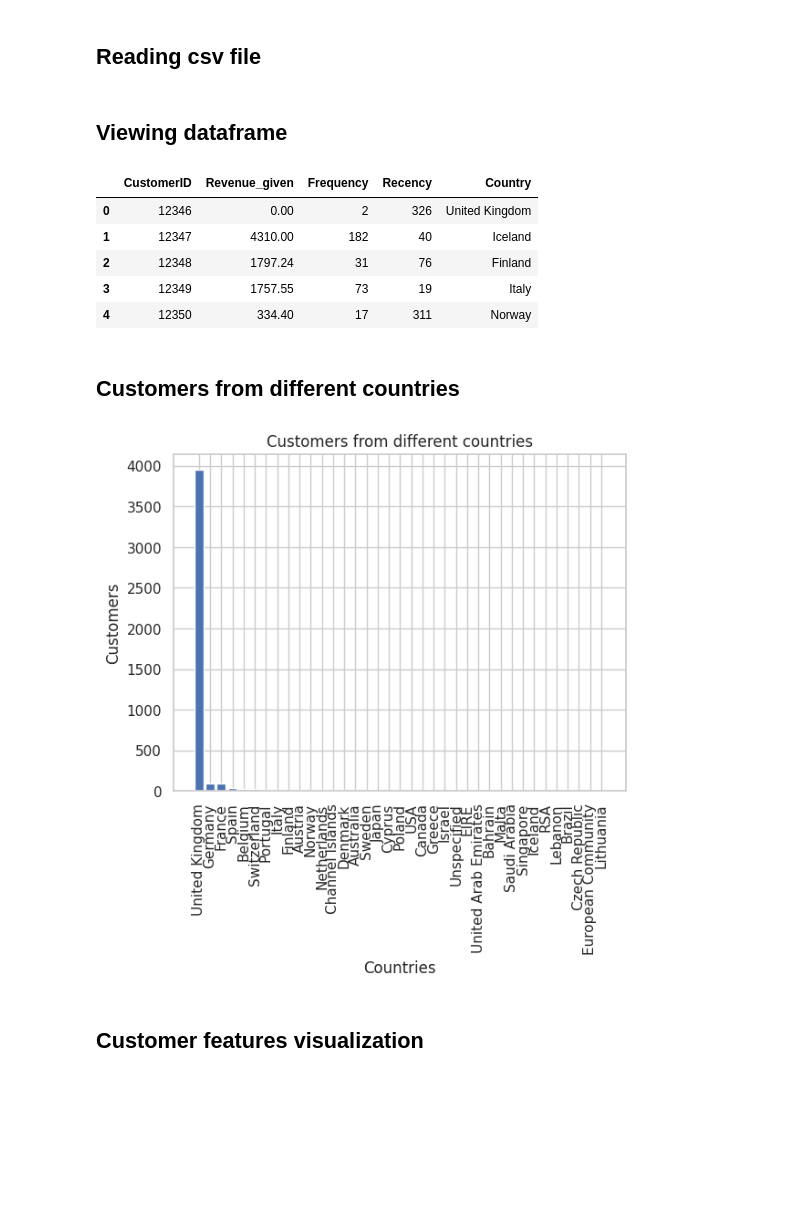
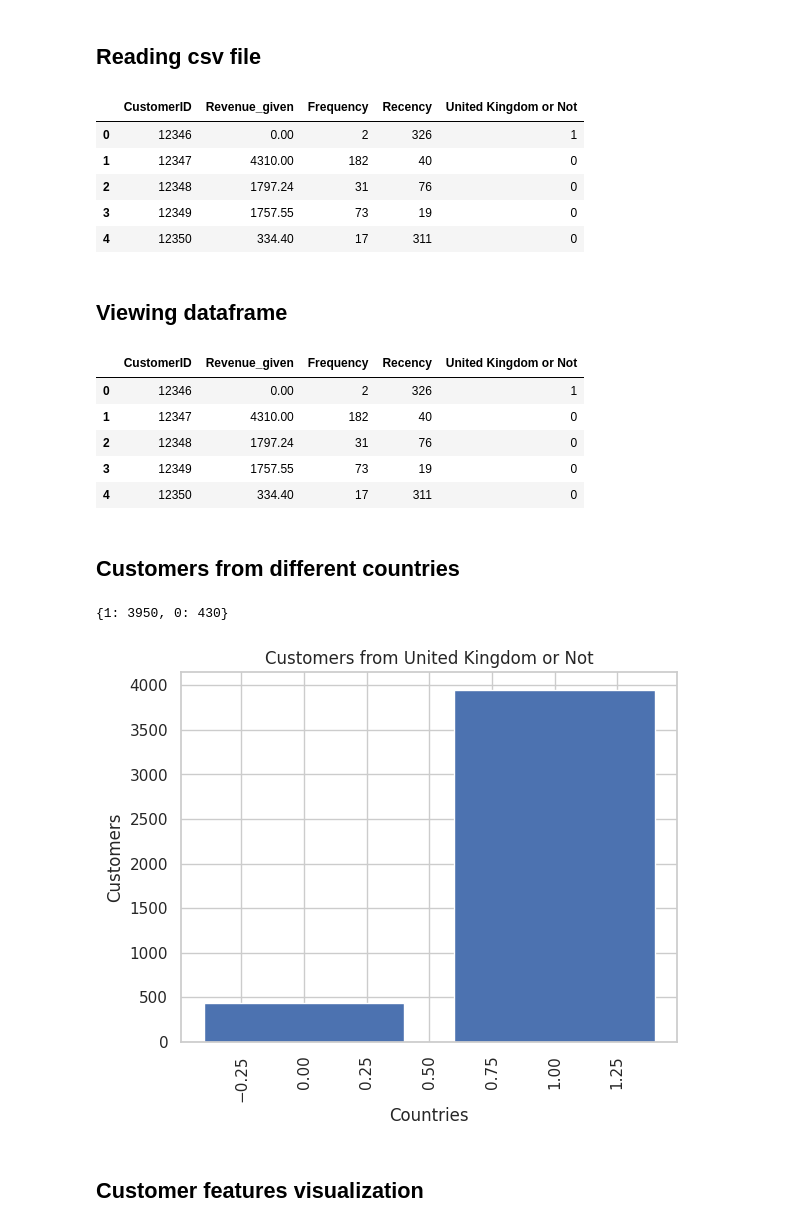
Before and after one commit to Neloy-Barman/Customer-Purchase-Behavior-Prediction-, a Jupyter notebook: notebooks/eda_&_visualization.ipynb, the cells around one changed output. Saved outputs shown, nothing was run; the diff lists cells and outputs as text; code cells hidden in the pictures; blank space fills up the shorter version.

```diff
--- a/notebooks/eda_&_visualization.ipynb
+++ b/notebooks/eda_&_visualization.ipynb
@@ -26,32 +26,45 @@ Drive already mounted at /content/drive; to attempt to forcibly remount, call dr
 ## **Reading csv file**
 # %%
 df = pd.read_csv("preprocessed_dataset.csv")
+# %%
+df.head()
+# %% [output]
+|  | CustomerID | Revenue_given | Frequency | Recency | United Kingdom or Not |
+| 0 | 12346 | 0.00 | 2 | 326 | 1 |
+| 1 | 12347 | 4310.00 | 182 | 40 | 0 |
+| 2 | 12348 | 1797.24 | 31 | 76 | 0 |
+| 3 | 12349 | 1757.55 | 73 | 19 | 0 |
+| 4 | 12350 | 334.40 | 17 | 311 | 0 |
+# %%
+encoded = [1 if df.iloc[i]["United Kingdom or Not"] else 0 for i in range(len(df))]
+df["United Kingdom or Not"] = encoded
 # %% [markdown]
 ## **Viewing dataframe**
 # %%
 df.head()
 # %% [output]
-|  | CustomerID | Revenue_given | Frequency | Recency | Country |
-| 0 | 12346 | 0.00 | 2 | 326 | United Kingdom |
-| 1 | 12347 | 4310.00 | 182 | 40 | Iceland |
-| 2 | 12348 | 1797.24 | 31 | 76 | Finland |
-| 3 | 12349 | 1757.55 | 73 | 19 | Italy |
-| 4 | 12350 | 334.40 | 17 | 311 | Norway |
+|  | CustomerID | Revenue_given | Frequency | Recency | United Kingdom or Not |
+| 0 | 12346 | 0.00 | 2 | 326 | 1 |
+| 1 | 12347 | 4310.00 | 182 | 40 | 0 |
+| 2 | 12348 | 1797.24 | 31 | 76 | 0 |
+| 3 | 12349 | 1757.55 | 73 | 19 | 0 |
+| 4 | 12350 | 334.40 | 17 | 311 | 0 |
 # %% [markdown]
 ## **Customers from different countries**
 # %%
-customer_countries = df['Country'].value_counts().to_dict()
-
+customer_countries = df['United Kingdom or Not'].value_counts().to_dict()
+print(customer_countries)
 x = customer_countries.keys()
 y = customer_countries.values()
 plt.bar(x, y)
 plt.xticks(rotation=90)
 plt.xlabel('Countries')
 plt.ylabel('Customers')
-plt.title('Customers from different countries')
+plt.title('Customers from United Kingdom or Not')
 plt.show()
 # %% [output]
+{1: 3950, 0: 430}
-[figure, old version]
+[figure, new version]
 # %% [markdown]
 ## **Customer features visualization**
 # %%
```
Also changed, not shown: parts of 59 cells of this notebook, 2 other files.
